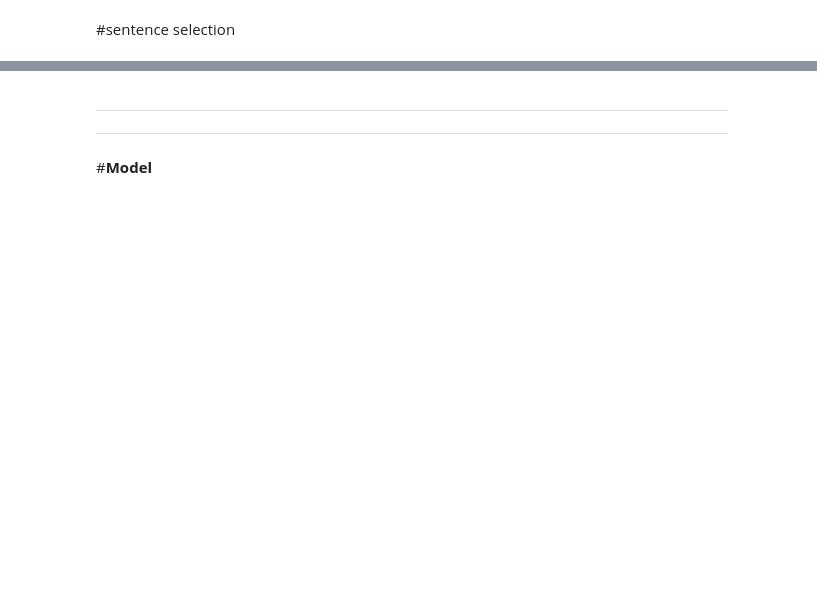
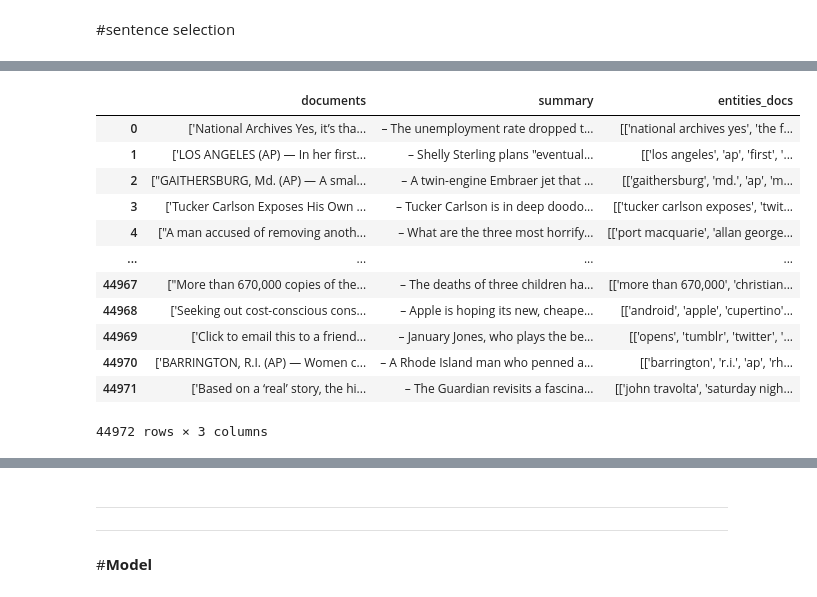
Before and after one commit to bhar-gav/MDS-COLAB, a Jupyter notebook: FID_entity_pyramid_based.ipynb, the cells around one changed output, grey strips where cells are left out. Cells and saved outputs as stored; diff of their text form; code cells hidden in the pictures; blank space fills up the shorter version.

```diff
--- a/FID_entity_pyramid_based.ipynb
+++ b/FID_entity_pyramid_based.ipynb
@@ -281,0 +220,4 @@ dtype: object
+# %%
+import pandas as pd
+df=pd.read_csv("train_fid.csv")
+df.head()
@@ -281,0 +231,23 @@ dtype: object
+# %%
+def unwrap_single_element_list(doc_entry):
+    if isinstance(doc_entry, list) and len(doc_entry) == 1 and isinstance(doc_entry[0], str):
+        return doc_entry[0]
+    return doc_entry
+
+df['documents'] = df['documents'].apply(unwrap_single_element_list)
+# %%
+df.head()
+# %% [output]
+|  | documents | summary | entities_docs |
+| 0 | ['National Archives Yes, it’s tha... | – The unemployment rate dropped t... | [['national archives yes', 'the f... |
+| 1 | ['LOS ANGELES (AP) — In her first... | – Shelly Sterling plans "eventual... | [['los angeles', 'ap', 'first', '... |
+| 2 | ["GAITHERSBURG, Md. (AP) — A smal... | – A twin-engine Embraer jet that ... | [['gaithersburg', 'md.', 'ap', 'm... |
+| 3 | ['Tucker Carlson Exposes His Own ... | – Tucker Carlson is in deep doodo... | [['tucker carlson exposes', 'twit... |
+| 4 | ["A man accused of removing anoth... | – What are the three most horrify... | [['port macquarie', 'allan george... |
+| ... | ... | ... | ... |
+| 44967 | ["More than 670,000 copies of the... | – The deaths of three children ha... | [['more than 670,000', 'christian... |
+| 44968 | ['Seeking out cost-conscious cons... | – Apple is hoping its new, cheape... | [['android', 'apple', 'cupertino'... |
+| 44969 | ['Click to email this to a friend... | – January Jones, who plays the be... | [['opens', 'tumblr', 'twitter', '... |
+| 44970 | ['BARRINGTON, R.I. (AP) — Women c... | – A Rhode Island man who penned a... | [['barrington', 'r.i.', 'ap', 'rh... |
+| 44971 | ['Based on a ‘real’ story, the hi... | – The Guardian revisits a fascina... | [['john travolta', 'saturday nigh... |
+44972 rows × 3 columns
```
Also changed, not shown: parts of 62 cells of this notebook.
